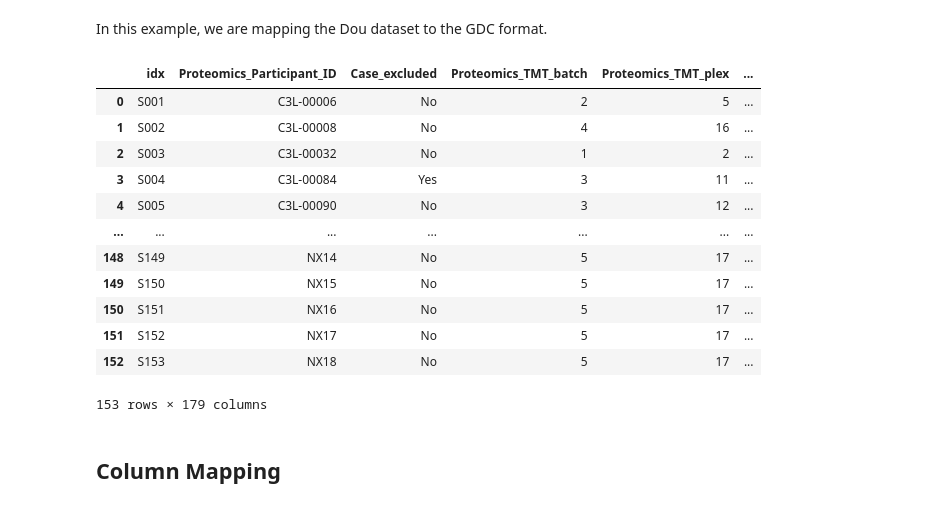
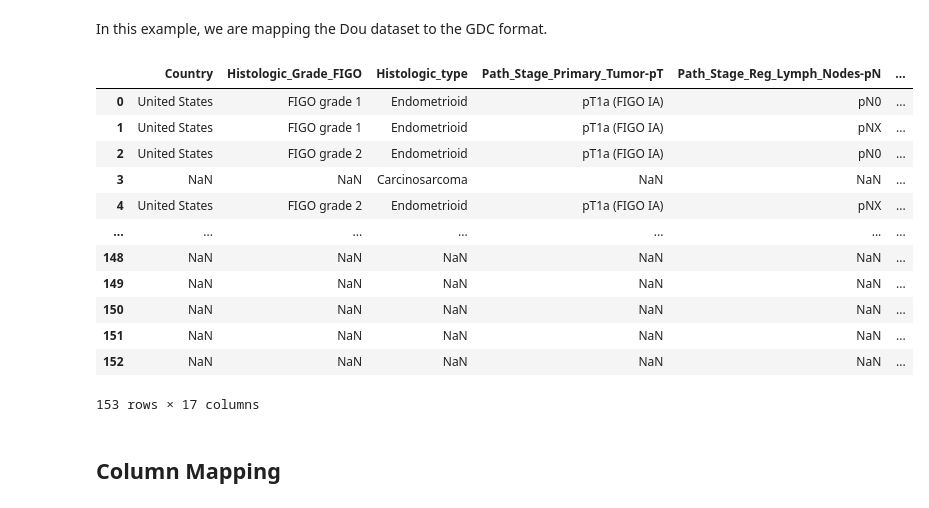
Before and after one commit to VIDA-NYU/bdi-kit, a Jupyter notebook: examples/column_and_value_mapping.ipynb, the cells around one changed output. Saved outputs shown, nothing was run; the diff lists cells and outputs as text; code cells hidden in the pictures.

```diff
--- a/examples/column_and_value_mapping.ipynb
+++ b/examples/column_and_value_mapping.ipynb
@@ -16,23 +21,24 @@ In this example, we are mapping the Dou dataset to the GDC format.
 # %%
 manager = APIManager()
 # %%
-dataset_path =  './datasets/dou.csv'
+# dataset_path =  './datasets/dou.csv'
+dataset_path =  './experiments/table-union/data/tables/Dou.csv' #curated Duo path
 dataset = manager.load_dataset(dataset_path)
 dataset
 # %% [output]
-|  | idx | Proteomics_Participant_ID | Case_excluded | Proteomics_TMT_batch | Proteomics_TMT_plex | ... |
-| 0 | S001 | C3L-00006 | No | 2 | 5 | ... |
-| 1 | S002 | C3L-00008 | No | 4 | 16 | ... |
-| 2 | S003 | C3L-00032 | No | 1 | 2 | ... |
-| 3 | S004 | C3L-00084 | Yes | 3 | 11 | ... |
-| 4 | S005 | C3L-00090 | No | 3 | 12 | ... |
+|  | Country | Histologic_Grade_FIGO | Histologic_type | Path_Stage_Primary_Tumor-pT | Path_Stage_Reg_Lymph_Nodes-pN | ... |
+| 0 | United States | FIGO grade 1 | Endometrioid | pT1a (FIGO IA) | pN0 | ... |
+| 1 | United States | FIGO grade 1 | Endometrioid | pT1a (FIGO IA) | pNX | ... |
+| 2 | United States | FIGO grade 2 | Endometrioid | pT1a (FIGO IA) | pN0 | ... |
+| 3 | NaN | NaN | Carcinosarcoma | NaN | NaN | ... |
+| 4 | United States | FIGO grade 2 | Endometrioid | pT1a (FIGO IA) | pNX | ... |
 | ... | ... | ... | ... | ... | ... | ... |
-| 148 | S149 | NX14 | No | 5 | 17 | ... |
-| 149 | S150 | NX15 | No | 5 | 17 | ... |
-| 150 | S151 | NX16 | No | 5 | 17 | ... |
-| 151 | S152 | NX17 | No | 5 | 17 | ... |
-| 152 | S153 | NX18 | No | 5 | 17 | ... |
+| 148 | NaN | NaN | NaN | NaN | NaN | ... |
+| 149 | NaN | NaN | NaN | NaN | NaN | ... |
+| 150 | NaN | NaN | NaN | NaN | NaN | ... |
+| 151 | NaN | NaN | NaN | NaN | NaN | ... |
+| 152 | NaN | NaN | NaN | NaN | NaN | ... |
-153 rows × 179 columns
+153 rows × 17 columns
 # %% [markdown]
 ## Column Mapping
 # %% [markdown]
```
Also changed, not shown: parts of 5 cells of this notebook, 1 other file.
